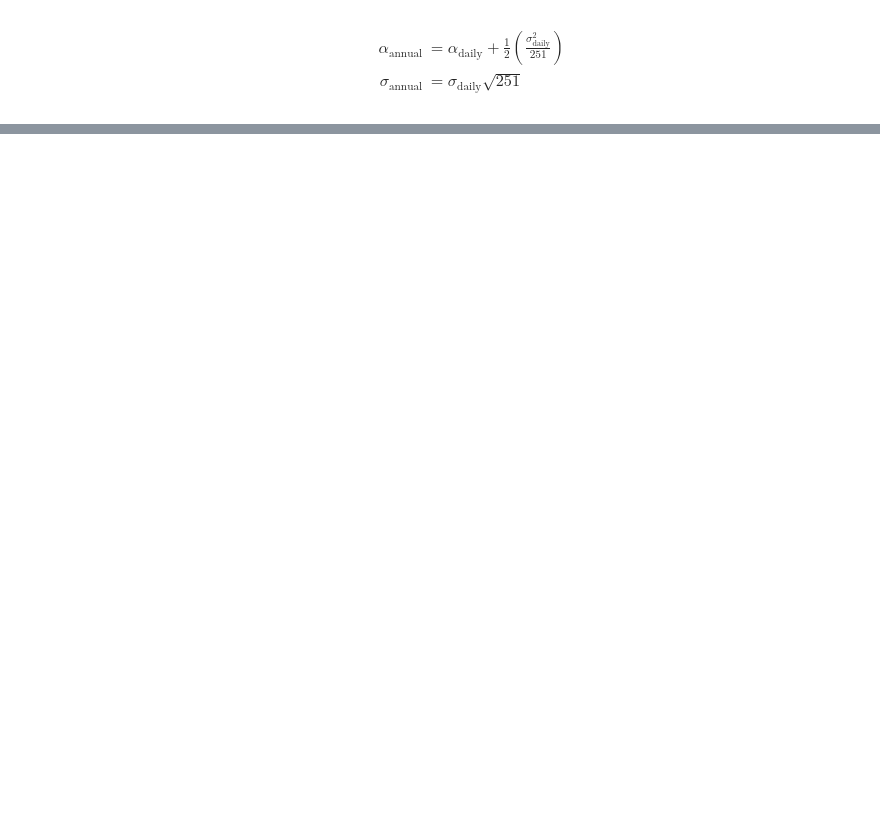
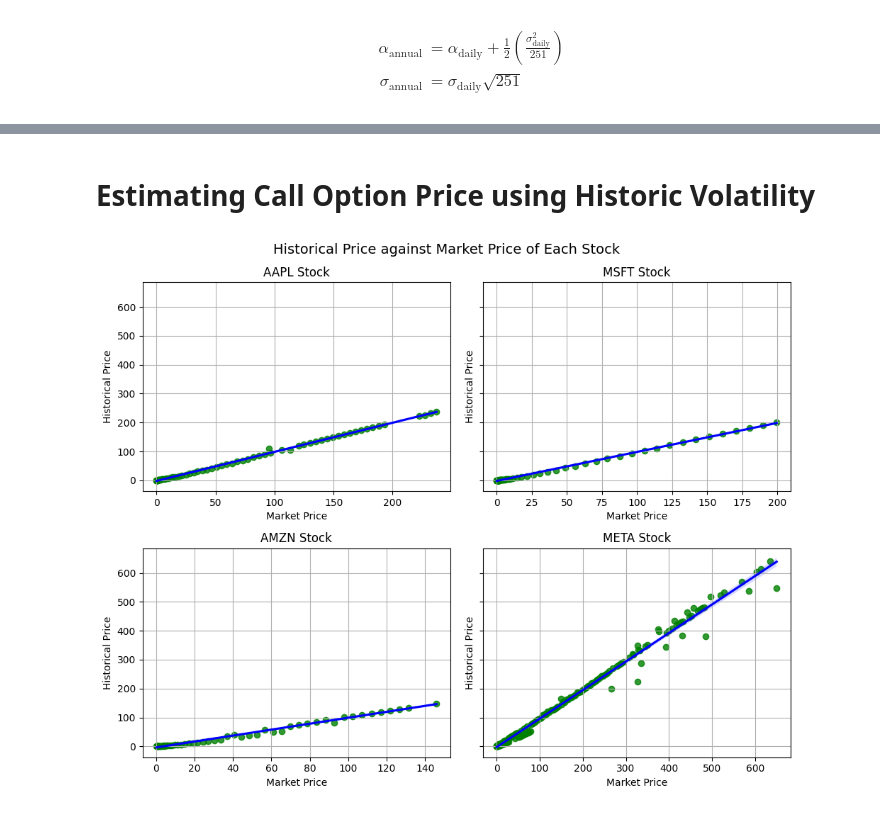
Before and after one commit to kasvinatirumal/wdrp_wi25, a Jupyter notebook: Analysis_of_Call_Option_Pricing,_Drift_and_Volatility_Estimation.ipynb, the cells around one changed output, grey strips where cells are left out. Cells and saved outputs as stored; diff of their text form; code cells hidden in the pictures; blank space fills up the shorter version.

```diff
--- a/Analysis_of_Call_Option_Pricing,_Drift_and_Volatility_Estimation.ipynb
+++ b/Analysis_of_Call_Option_Pricing,_Drift_and_Volatility_Estimation.ipynb
@@ -334,0 +338,2 @@ Historic Volatility: 0.2003846845397473
+# %% [markdown]
+# Estimating Call Option Price using Historic Volatility
@@ -334,0 +357,31 @@ Historic Volatility: 0.2003846845397473
+# %%
+calls_df['Historical Volatility'] = calls_df['Stock_Abbv'].map(hist_vol)
+# %%
+calls_df["Historical Price"] = calls_df.apply(
+    lambda row: calc_call_option_price(row["Stock Price"], row["Strike"], row["Months to Exp"] / 12, r_cont, row["Historical Volatility"]), axis=1
+)
+# %%
+def visualize_price_against_market(col):
+  stocks = ["AAPL", "MSFT", "AMZN", "META"]
+  fig, axes = plt.subplots(nrows=2, ncols=2, figsize=(10, 8), sharey=True)
+  fig.suptitle(f"{col} against Market Price of Each Stock", fontsize=14)
+
+  axes = axes.flatten()
+  for ax, stock in zip(axes, stocks):
+      subset = calls_df[calls_df["Stock_Abbv"] == stock]  # Filter data for current stock
+      sns.regplot(data=subset, x="Market Price", y=col, ax=ax,
+                  scatter_kws={'color': 'green'},
+                  line_kws={'color': 'blue'})
+
+      # Titles and labels
+      ax.set_title(f"{stock} Stock")
+      ax.set_xlabel("Market Price")
+      ax.set_ylabel(f"{col}")
+      ax.grid(True)
+
+  plt.tight_layout()
+  plt.show()
+
+visualize_price_against_market("Historical Price")
+# %% [output]
+[figure, added]
```
Also changed, not shown: parts of 17 cells of this notebook.
